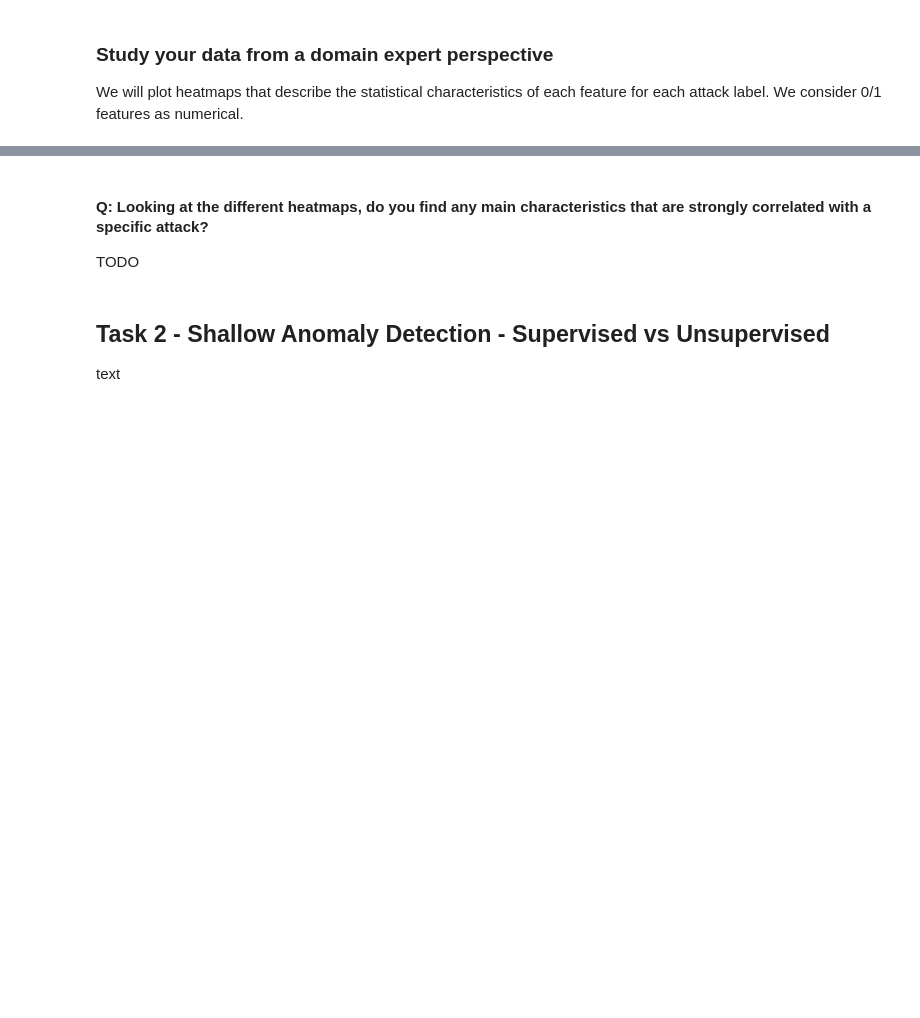
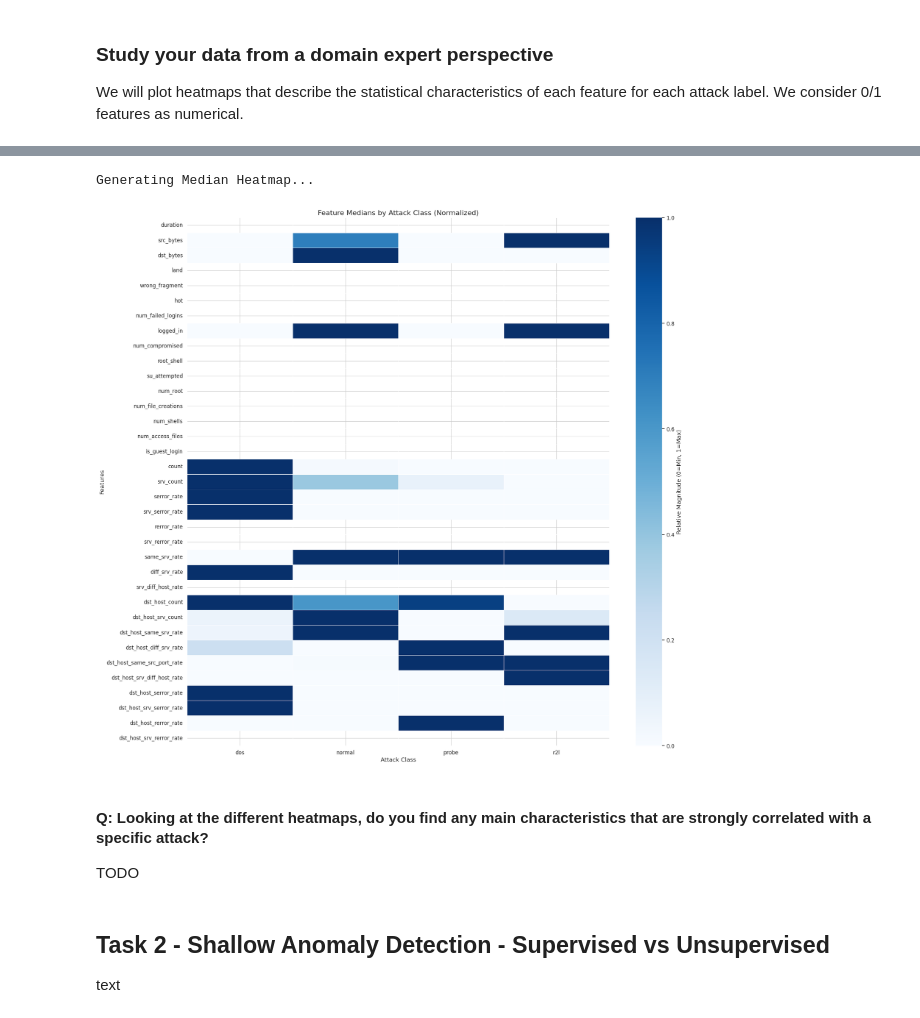
Before and after one commit to AImSecure/Laboratory3, a Jupyter notebook: lab/notebooks/Lab3_Anomaly_Detection.ipynb, the cells around one changed output, grey strips where cells are left out. Drawn from its saved outputs; the diff is of its cells as text; code cells hidden in the pictures; blank space fills up the shorter version.

```diff
--- a/lab/notebooks/Lab3_Anomaly_Detection.ipynb
+++ b/lab/notebooks/Lab3_Anomaly_Detection.ipynb
@@ -470,3 +606,11 @@ Saved plot: /content/drive/MyDrive/Projects/AImSecure/Laboratory3/results/images
+# %%
+# --- Median Heatmap ---
+print("Generating Median Heatmap...")
+median_stats = analysis_df.groupby('label').median()
+plot_feature_heatmap(median_stats, "Feature Medians by Attack Class (Normalized)", "task1_median_heatmap")
+# %% [output]
+Generating Median Heatmap...
+[figure, added]
 # %% [markdown]
 #### Q: Looking at the different heatmaps, do you find any main characteristics that are strongly correlated with a specific attack?
 
```
Also changed, not shown: parts of 52 cells of this notebook.
